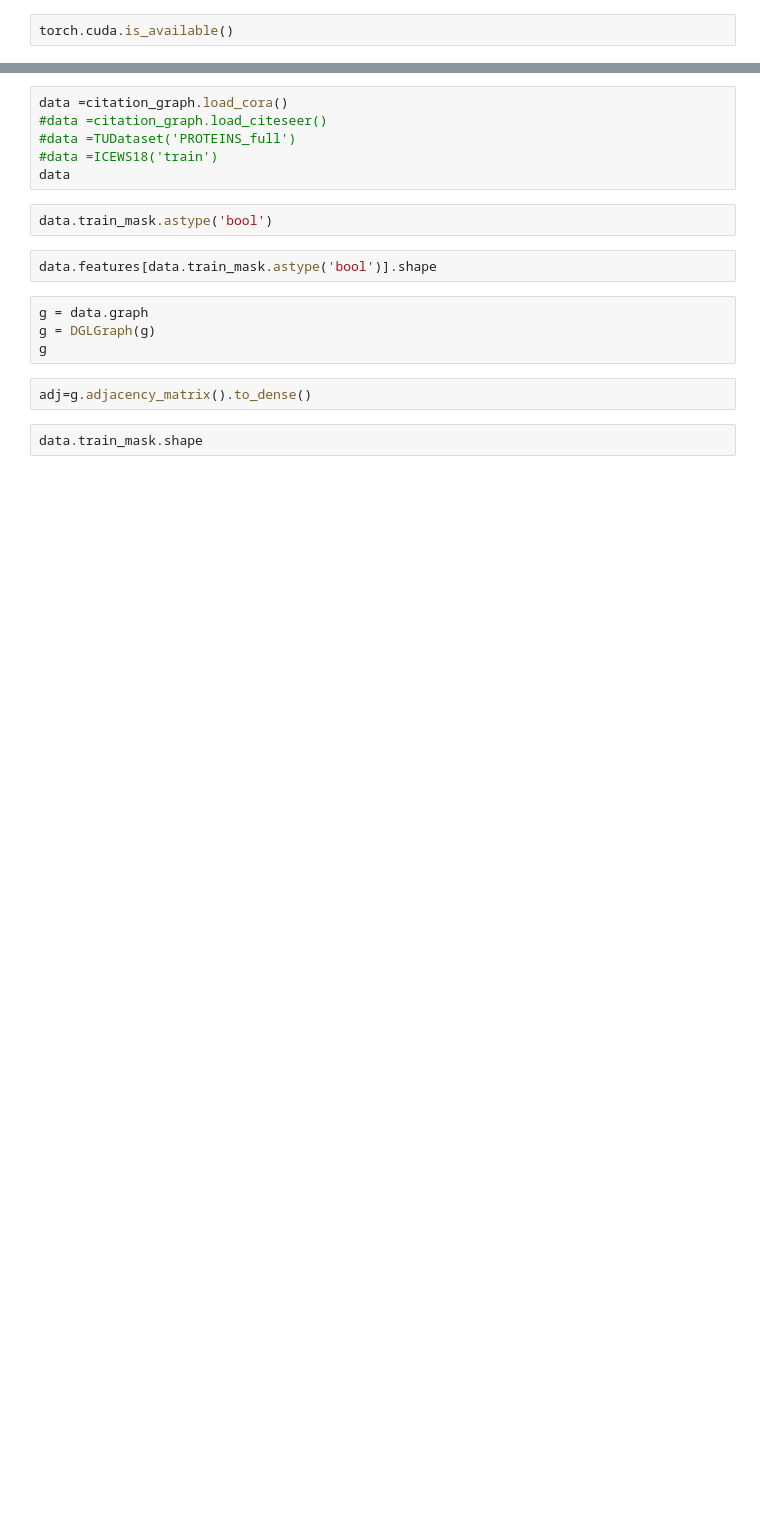
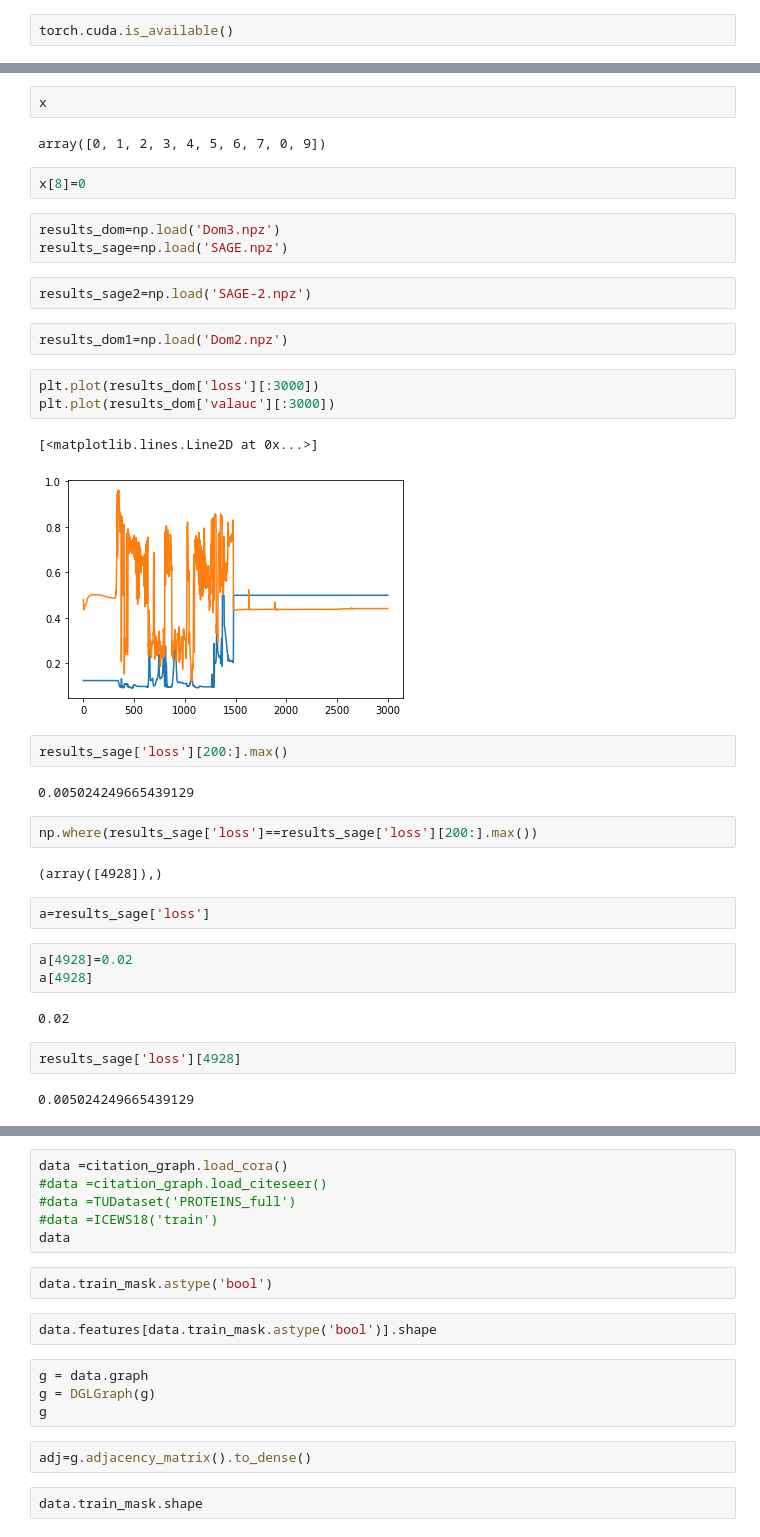
Before and after one commit to WangXuhongCN/OCGNN, a Jupyter notebook: mytest.ipynb, the cells around one changed output, grey strips where cells are left out. Cells and saved outputs as stored; diff of their text form; blank space fills up the shorter version.

```diff
--- a/mytest.ipynb
+++ b/mytest.ipynb
@@ -34,0 +19,38 @@ tensor.to_dense()
+# %%
+x
+# %% [output]
+array([0, 1, 2, 3, 4, 5, 6, 7, 0, 9])
+# %%
+x[8]=0
+# %%
+results_dom=np.load('Dom3.npz')
+results_sage=np.load('SAGE.npz')
+# %%
+results_sage2=np.load('SAGE-2.npz')
+# %%
+results_dom1=np.load('Dom2.npz')
+# %%
+plt.plot(results_dom['loss'][:3000])
+plt.plot(results_dom['valauc'][:3000])
+# %% [output]
+[<matplotlib.lines.Line2D at 0x...>]
+[figure, added]
+# %%
+results_sage['loss'][200:].max()
+# %% [output]
+0.005024249665439129
+# %%
+np.where(results_sage['loss']==results_sage['loss'][200:].max())
+# %% [output]
+(array([4928]),)
+# %%
+a=results_sage['loss']
+# %%
+a[4928]=0.02
+a[4928]
+# %% [output]
+0.02
+# %%
+results_sage['loss'][4928]
+# %% [output]
+0.005024249665439129
```
Also changed, not shown: parts of 10 cells of this notebook, 58 other files.
